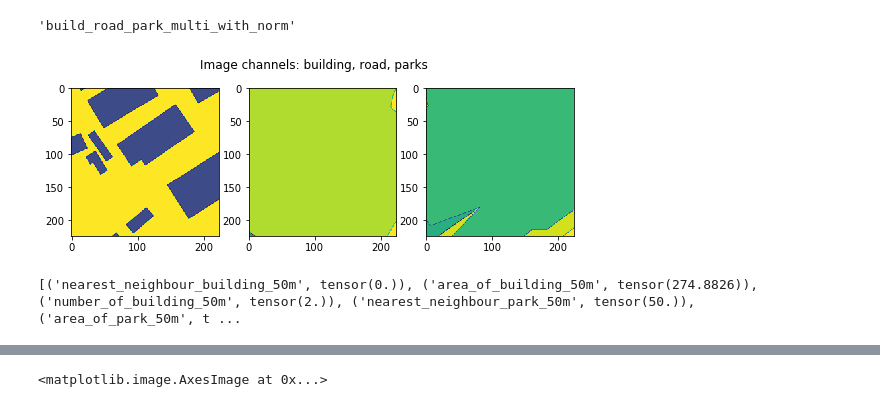
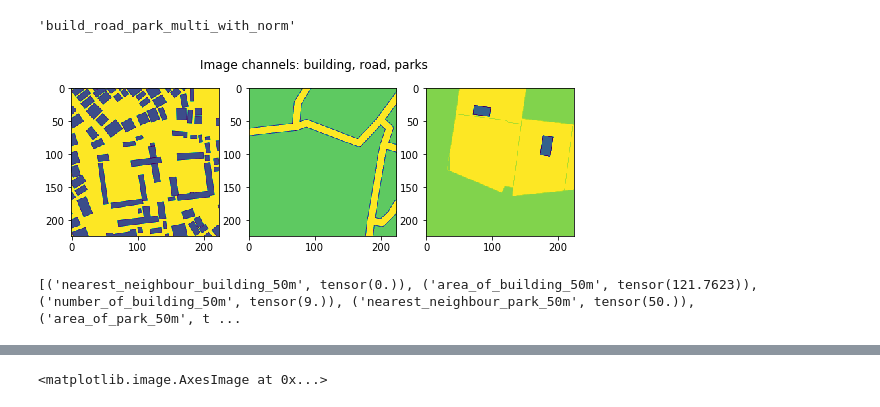
Before and after one commit to jonzarecki/coord2vec, a Jupyter notebook: notebooks/Data Visualizations.ipynb, the cells around one changed output, grey strips where cells are left out. Saved outputs shown, nothing was run; the diff lists cells and outputs as text; code cells hidden in the pictures.

```diff
--- a/notebooks/Data Visualizations.ipynb
+++ b/notebooks/Data Visualizations.ipynb
@@ -39,19 +39,19 @@ builder = get_builder()
 train_dataset = TileFeaturesDataset(TRAIN_CACHE_DIR, builder)
 val_dataset = TileFeaturesDataset(VAL_CACHE_DIR, builder)
 # %%
-sample_ind = 4400
+sample_ind = 3333
 
 fig, axs = plt.subplots(1, 3, figsize=(9, 3))
 axs[0].imshow(val_dataset[sample_ind][0][0])
 axs[1].imshow(val_dataset[sample_ind][0][1])
 axs[2].imshow(val_dataset[sample_ind][0][2])
 fig.suptitle('Image channels: building, road, parks')
 plt.show()
 features = builder.features_names
 print(list(zip(features, val_dataset[sample_ind][1])))
 # %% [output]
-[figure, old version]
+[figure, new version]
-[('nearest_neighbour_building_50m', tensor(0.)), ('area_of_building_50m', tensor(274.8826)), ('number_of_building_50m', tensor(2.)), ('nearest_neighbour_park_50m', tensor(50.)), ('area_of_park_50m', t ...
+[('nearest_neighbour_building_50m', tensor(0.)), ('area_of_building_50m', tensor(121.7623)), ('number_of_building_50m', tensor(9.)), ('nearest_neighbour_park_50m', tensor(50.)), ('area_of_park_50m', t ...
 # %%
 all_feat_vals = [val_dataset[i][1][0].item() for i in range(len(val_dataset))]
 hist = np.histogram(all_feat_vals, bins='auto')
```
Also changed, not shown: parts of 1 cell of this notebook, 1 other file.
